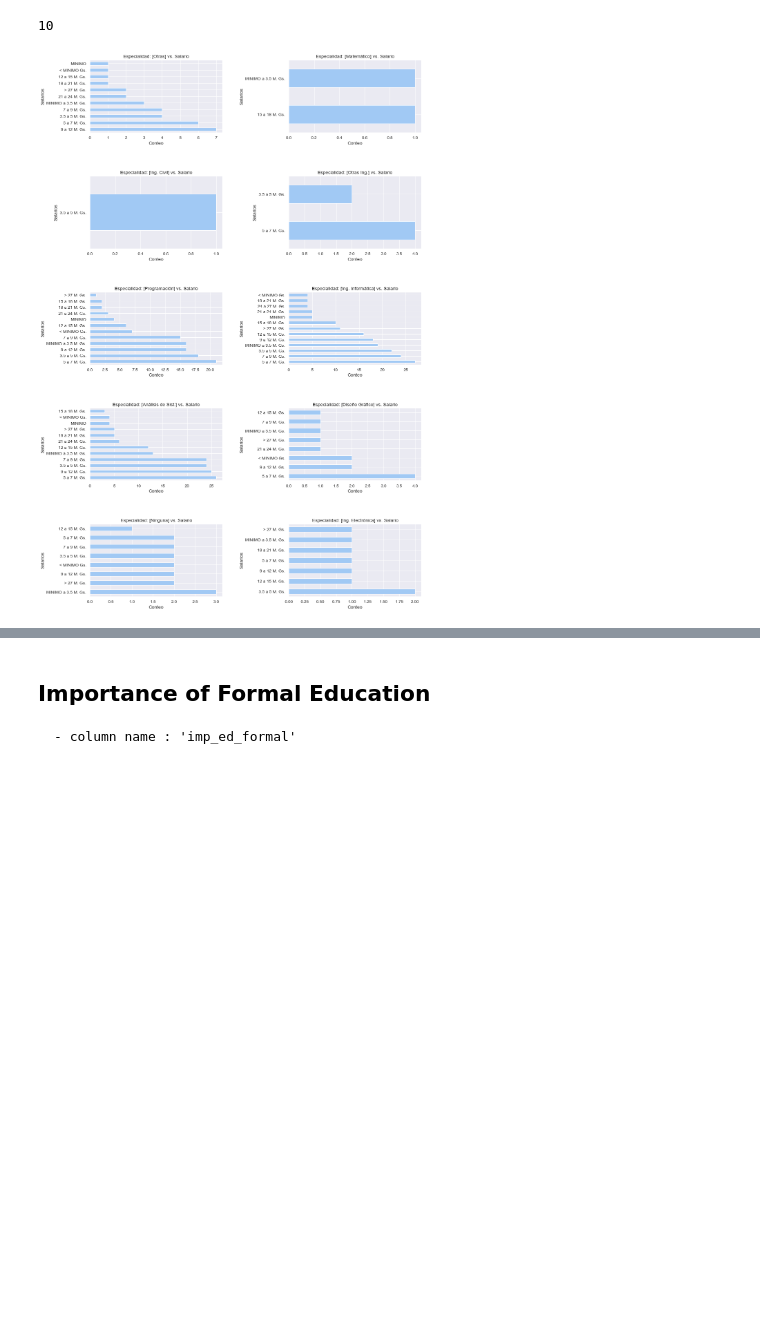
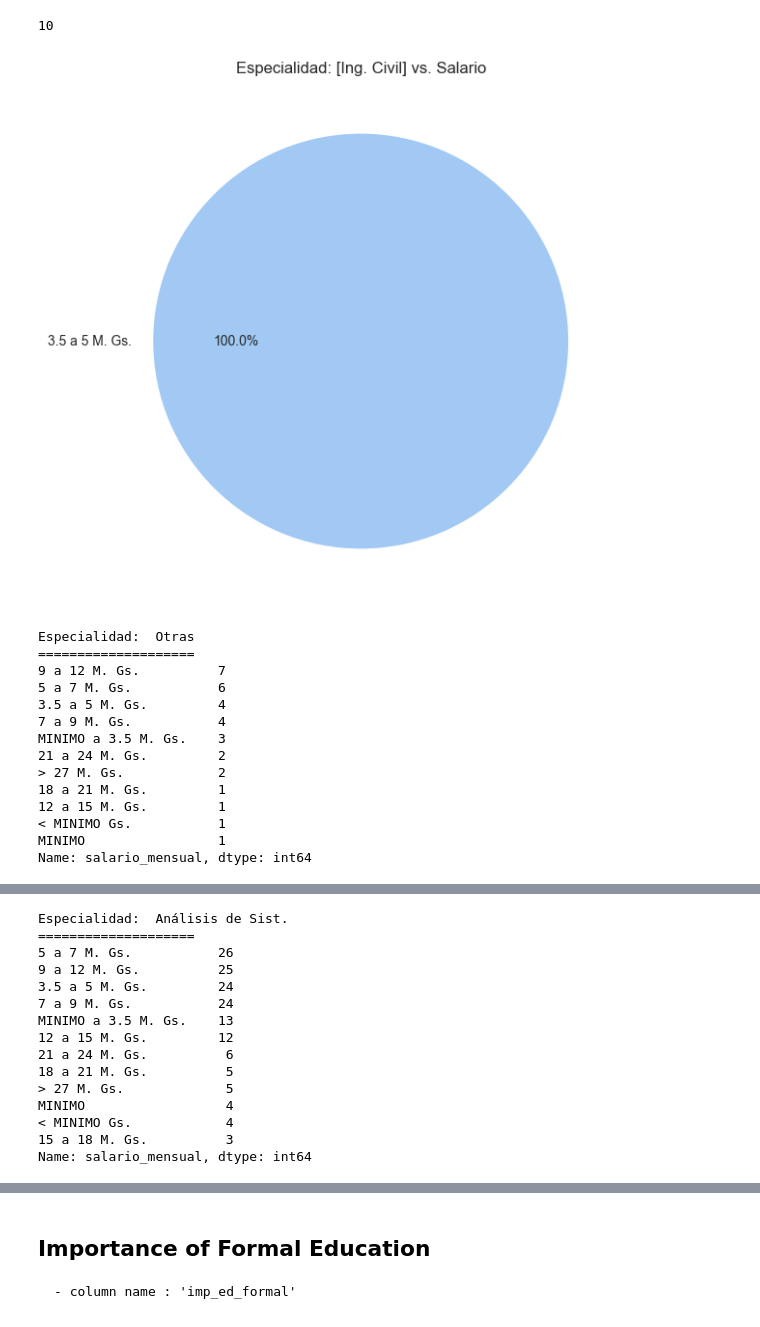
Before and after one commit to TorrezMN/Data_Science, a Jupyter notebook: Enc_Devs_Py/Notebooks/Education.ipynb, the cells around one changed output, grey strips where cells are left out. Saved outputs shown, nothing was run; the diff lists cells and outputs as text; code cells hidden in the pictures; blank space fills up the shorter version.

```diff
--- a/Enc_Devs_Py/Notebooks/Education.ipynb
+++ b/Enc_Devs_Py/Notebooks/Education.ipynb
@@ -180,22 +233,47 @@ print(len(carr_esp_uniques))
 # %% [output]
 10
 # %%
-plt.figure(figsize=(30, 40), dpi=80)
+# Creating a plot for this column.
+#fig = plt.figure(figsize=(20, 50))
+
 
 for k, v in enumerate(carr_esp_uniques):
-    plt.subplot(8, 2, k + 1)
+    #plt.subplot(18, 1, k + 1)
     aux_df = df[df["carr_especialidades"].str.contains(v)][
         "salario_mensual"
     ].value_counts(normalize=False)
-    mod = aux_df.plot(
-        kind="barh",
+    if (aux_df.size > 10):
+        print('Especialidad: ', v)
+        print('=='*10)
+        print(aux_df)
+
+        print('\n'*2)
+
+    else:
+        mod = aux_df.plot(
+        kind="pie",
         title="Especialidad: [{0}] vs. Salario".format(v),
         legend=False,
-        ylabel="Salarios",
-        xlabel="Conteo",
-    )
+        ylabel='',
+        autopct='%1.1f%%', textprops={'fontsize': 10}
+        )
+        plt.show()
 
 
-plt.subplots_adjust(left=0.6, bottom=0.1, right=1, top=0.9, wspace=0.5, hspace=0.6)
+#plt.subplots_adjust(left=0.6, bottom=0.1, right=1, top=0.9, wspace=0.5, hspace=0.6)
 # %% [output]
-[figure, old version]
+[figure, new version]
+Especialidad:  Otras
+====================
+9 a 12 M. Gs.          7
+5 a 7 M. Gs.           6
+3.5 a 5 M. Gs.         4
+7 a 9 M. Gs.           4
+MINIMO a 3.5 M. Gs.    3
+21 a 24 M. Gs.         2
+> 27 M. Gs.            2
+18 a 21 M. Gs.         1
+12 a 15 M. Gs.         1
+< MINIMO Gs.           1
+MINIMO                 1
+Name: salario_mensual, dtype: int64
@@ -201,0 +281,15 @@ plt.subplots_adjust(left=0.6, bottom=0.1, right=1, top=0.9, wspace=0.5, hspace=0
+Especialidad:  Análisis de Sist.
+====================
+5 a 7 M. Gs.           26
+9 a 12 M. Gs.          25
+3.5 a 5 M. Gs.         24
+7 a 9 M. Gs.           24
+MINIMO a 3.5 M. Gs.    13
+12 a 15 M. Gs.         12
+21 a 24 M. Gs.          6
+18 a 21 M. Gs.          5
+> 27 M. Gs.             5
+MINIMO                  4
+< MINIMO Gs.            4
+15 a 18 M. Gs.          3
+Name: salario_mensual, dtype: int64
```
Also changed, not shown: parts of 12 cells of this notebook, 1 other file.
